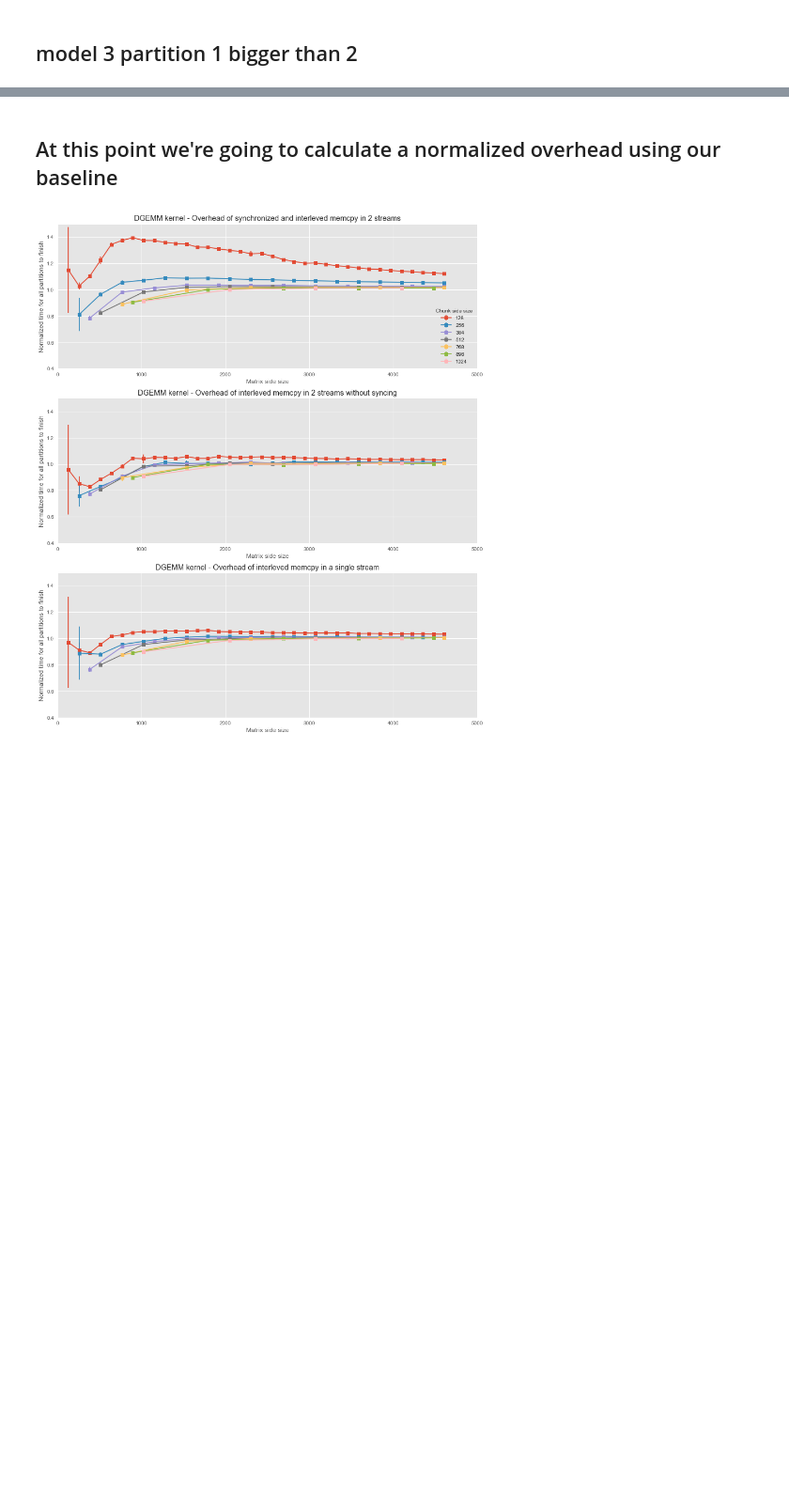
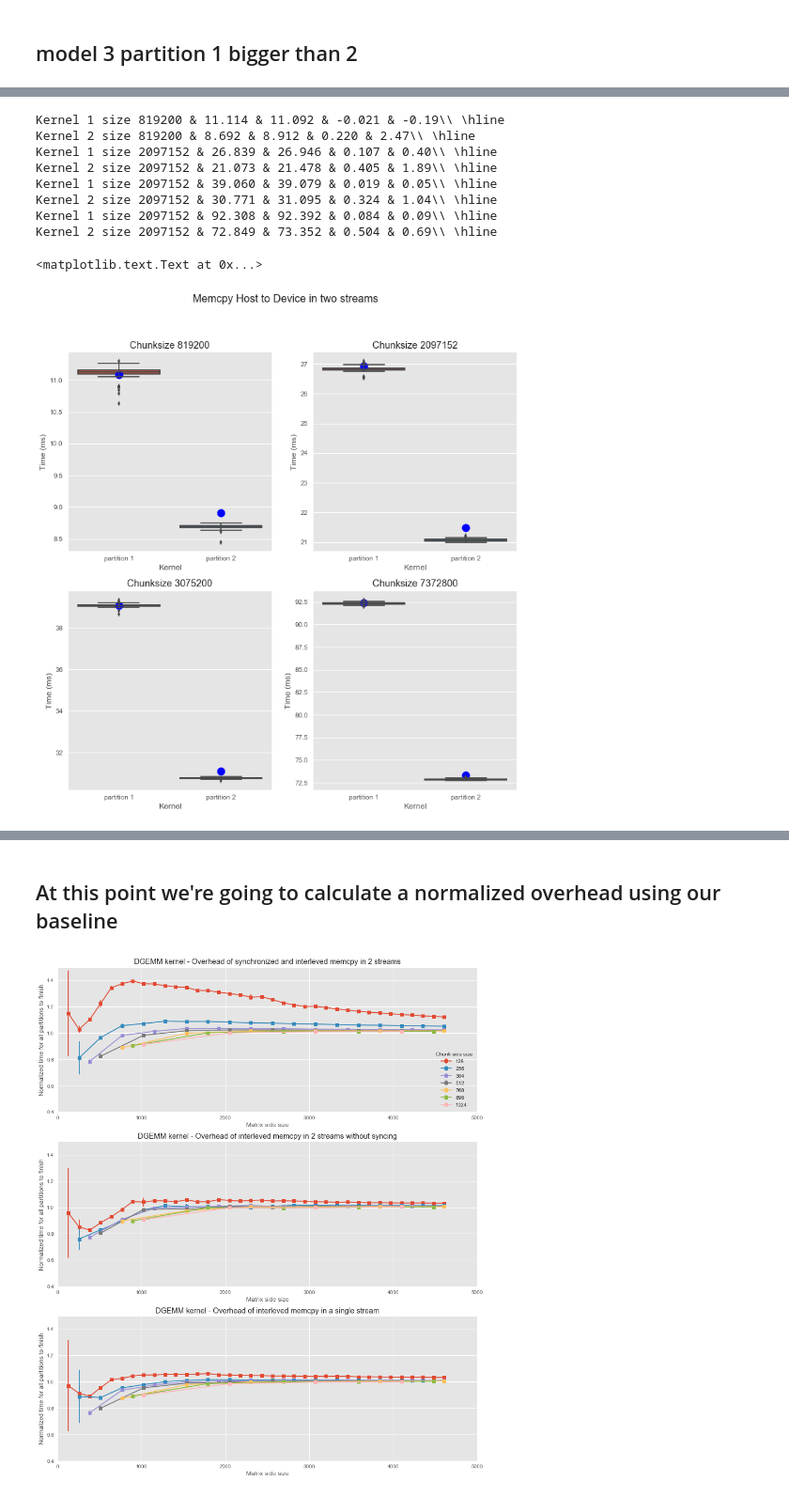
Before and after one commit to Erikun/bandwidthpartition, a Jupyter notebook: chunkedwithkernels.ipynb, the cells around one changed output, grey strips where cells are left out. Shown at 94% size. Saved outputs shown, nothing was run; the diff lists cells and outputs as text; code cells hidden in the pictures; blank space fills up the shorter version.

```diff
--- a/chunkedwithkernels.ipynb
+++ b/chunkedwithkernels.ipynb
@@ -1310,0 +1069,45 @@ mtest.head()
+# %%
+mtest = pd.read_csv('./data/kerneltestdata/model3sync_960result.csv', sep = ',')
+
+mtest.columns = mtest.columns.str.strip()
+plt.figure()
+
+plt.subplot(221)
+h = memtransfersyncm3(5,54,16,819200)
+printall(mtest,h,819200)
+
+mtest = pd.read_csv('./data/kerneltestdata/model3sync_1536result.csv', sep = ',')
+mtest.columns = mtest.columns.str.strip()
+
+plt.subplot(222)
+h = memtransfersyncm3(5,54,16,2097152)
+printall(mtest,h,2097152)
+
+
+mtest = pd.read_csv('./data/kerneltestdata/model3sync_1860result.csv', sep = ',')
+mtest.columns = mtest.columns.str.strip()
+
+plt.subplot(223)
+h = memtransfersyncm3(5,54,16,3075200)
+printall(mtest,h,2097152)
+
+mtest = pd.read_csv('./data/kerneltestdata/model3sync_2880result.csv', sep = ',')
+mtest.columns = mtest.columns.str.strip()
+
+plt.subplot(224)
+h = memtransfersyncm3(5,54,16,7372800)
+printall(mtest,h,2097152)
+#mt = mtest[mtest['Kernel']=='partition 1']
+
+plt.suptitle('Memcpy Host to Device in two streams',fontsize=16)
+# %% [output]
+Kernel 1 size 819200 & 11.114 & 11.092 & -0.021 & -0.19\\ \hline
+Kernel 2 size 819200 & 8.692 & 8.912 & 0.220 & 2.47\\ \hline
+Kernel 1 size 2097152 & 26.839 & 26.946 & 0.107 & 0.40\\ \hline
+Kernel 2 size 2097152 & 21.073 & 21.478 & 0.405 & 1.89\\ \hline
+Kernel 1 size 2097152 & 39.060 & 39.079 & 0.019 & 0.05\\ \hline
+Kernel 2 size 2097152 & 30.771 & 31.095 & 0.324 & 1.04\\ \hline
+Kernel 1 size 2097152 & 92.308 & 92.392 & 0.084 & 0.09\\ \hline
+Kernel 2 size 2097152 & 72.849 & 73.352 & 0.504 & 0.69\\ \hline
+<matplotlib.text.Text at 0x...>
+[figure, added]
```
Also changed, not shown: parts of 16 cells of this notebook.
